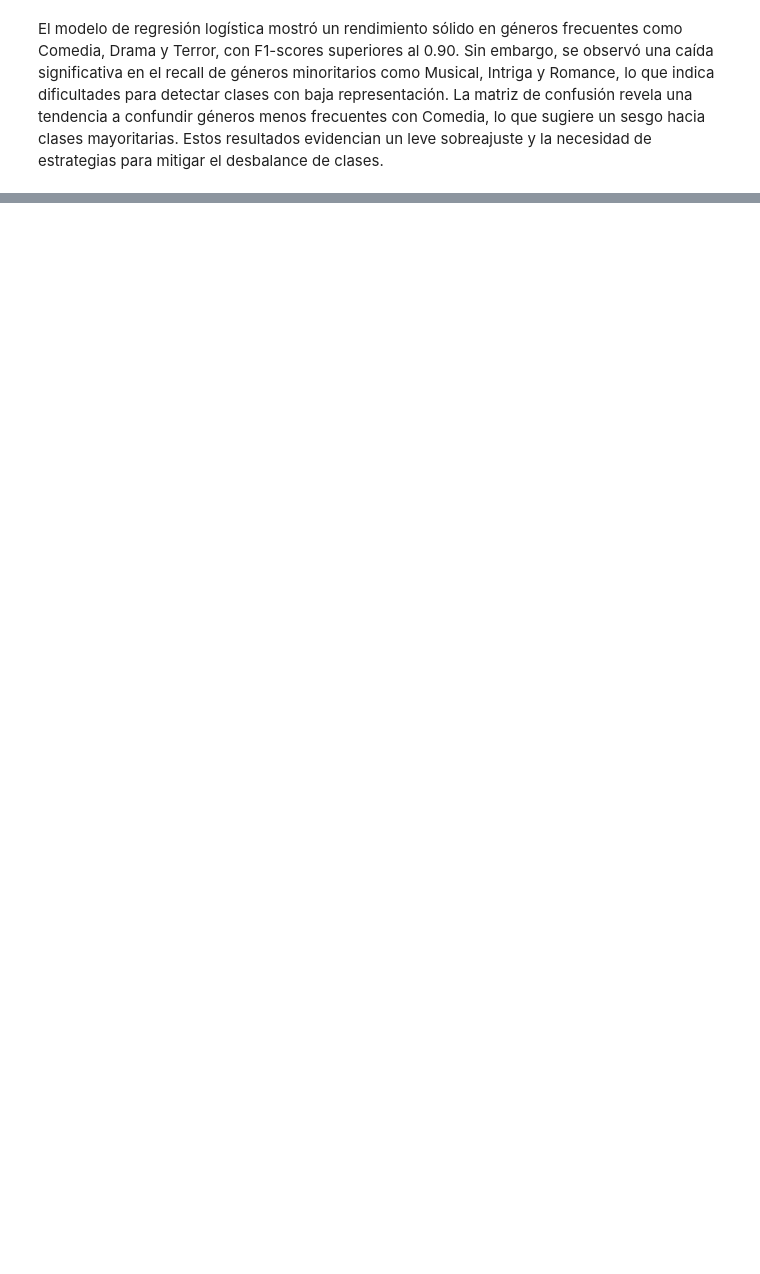
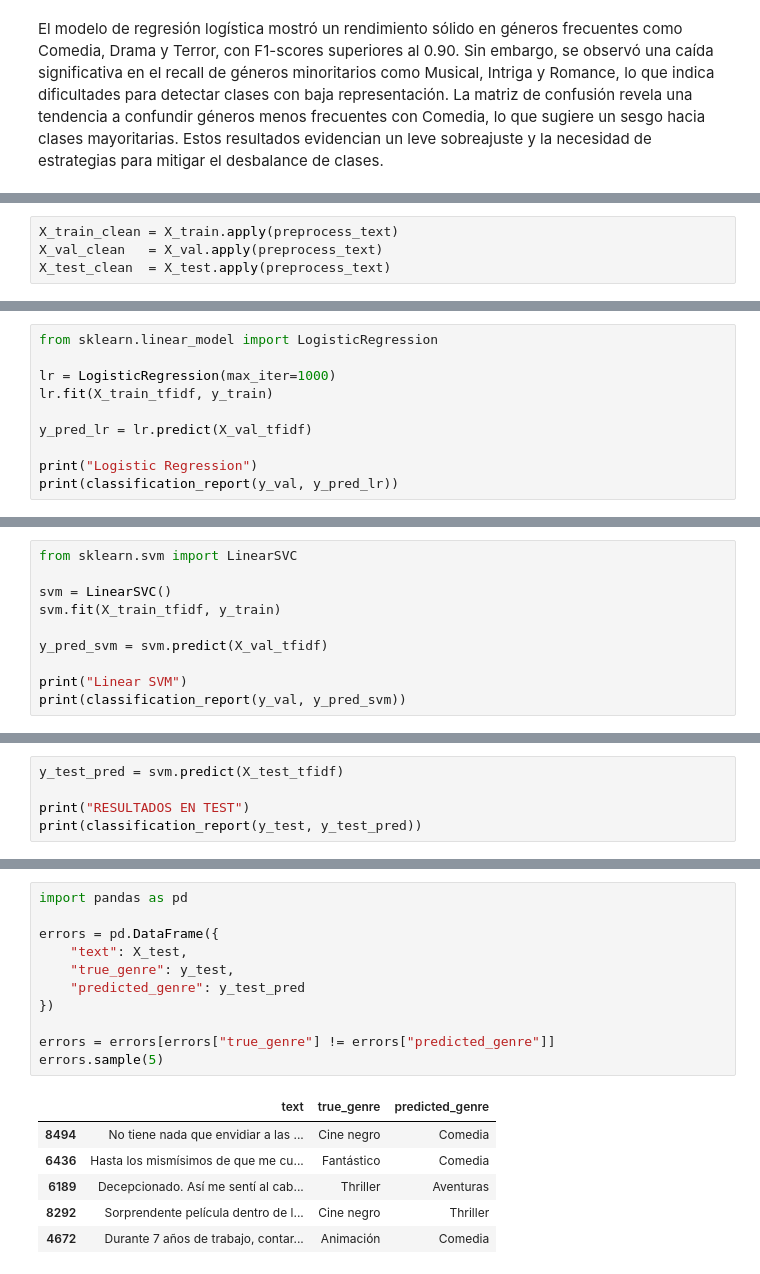
Before and after one commit to angemaria25/PLN-G-nero-de-Pel-culas, a Jupyter notebook: PLN Clásico/PLN_Clásico_reviews_filmaffinity.ipynb, the cells around one changed output, grey strips where cells are left out. Drawn from its saved outputs; the diff is of its cells as text; blank space fills up the shorter version.

```diff
--- a/PLN Clásico/PLN_Clásico_reviews_filmaffinity.ipynb
+++ b/PLN Clásico/PLN_Clásico_reviews_filmaffinity.ipynb
@@ -547,0 +553,4 @@ El modelo de regresión logística mostró un rendimiento sólido en géneros fr
+# %%
+X_train_clean = X_train.apply(preprocess_text)
+X_val_clean   = X_val.apply(preprocess_text)
+X_test_clean  = X_test.apply(preprocess_text)
@@ -547,0 +596,10 @@ El modelo de regresión logística mostró un rendimiento sólido en géneros fr
+# %%
+from sklearn.linear_model import LogisticRegression
+
+lr = LogisticRegression(max_iter=1000)
+lr.fit(X_train_tfidf, y_train)
+
+y_pred_lr = lr.predict(X_val_tfidf)
+
+print("Logistic Regression")
+print(classification_report(y_val, y_pred_lr))
@@ -547,0 +627,10 @@ El modelo de regresión logística mostró un rendimiento sólido en géneros fr
+# %%
+from sklearn.svm import LinearSVC
+
+svm = LinearSVC()
+svm.fit(X_train_tfidf, y_train)
+
+y_pred_svm = svm.predict(X_val_tfidf)
+
+print("Linear SVM")
+print(classification_report(y_val, y_pred_svm))
@@ -547,0 +673,5 @@ El modelo de regresión logística mostró un rendimiento sólido en géneros fr
+# %%
+y_test_pred = svm.predict(X_test_tfidf)
+
+print("RESULTADOS EN TEST")
+print(classification_report(y_test, y_test_pred))
@@ -547,0 +697,18 @@ El modelo de regresión logística mostró un rendimiento sólido en géneros fr
+# %%
+import pandas as pd
+
+errors = pd.DataFrame({
+    "text": X_test,
+    "true_genre": y_test,
+    "predicted_genre": y_test_pred
+})
+
+errors = errors[errors["true_genre"] != errors["predicted_genre"]]
+errors.sample(5)
+# %% [output]
+|  | text | true_genre | predicted_genre |
+| 8494 | No tiene nada que envidiar a las ... | Cine negro | Comedia |
+| 6436 | Hasta los mismísimos de que me cu... | Fantástico | Comedia |
+| 6189 | Decepcionado. Así me sentí al cab... | Thriller | Aventuras |
+| 8292 | Sorprendente película dentro de l... | Cine negro | Thriller |
+| 4672 | Durante 7 años de trabajo, contar... | Animación | Comedia |
```
Also changed, not shown: parts of 23 cells of this notebook, 1 other file.
